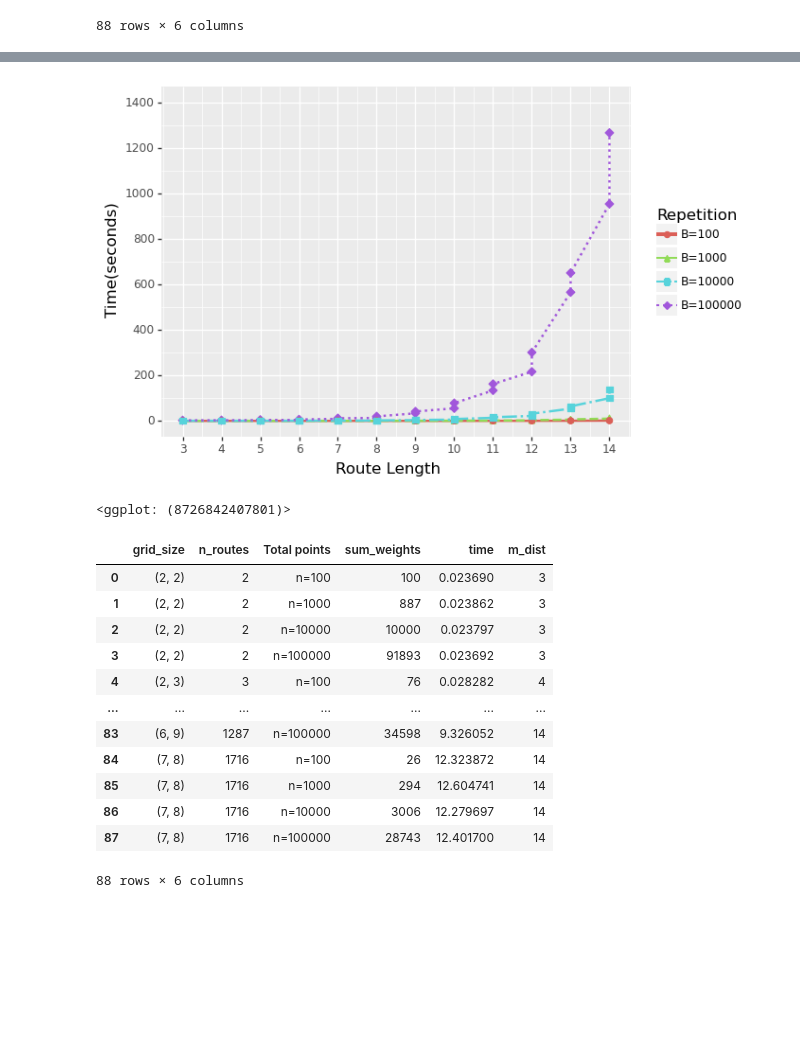
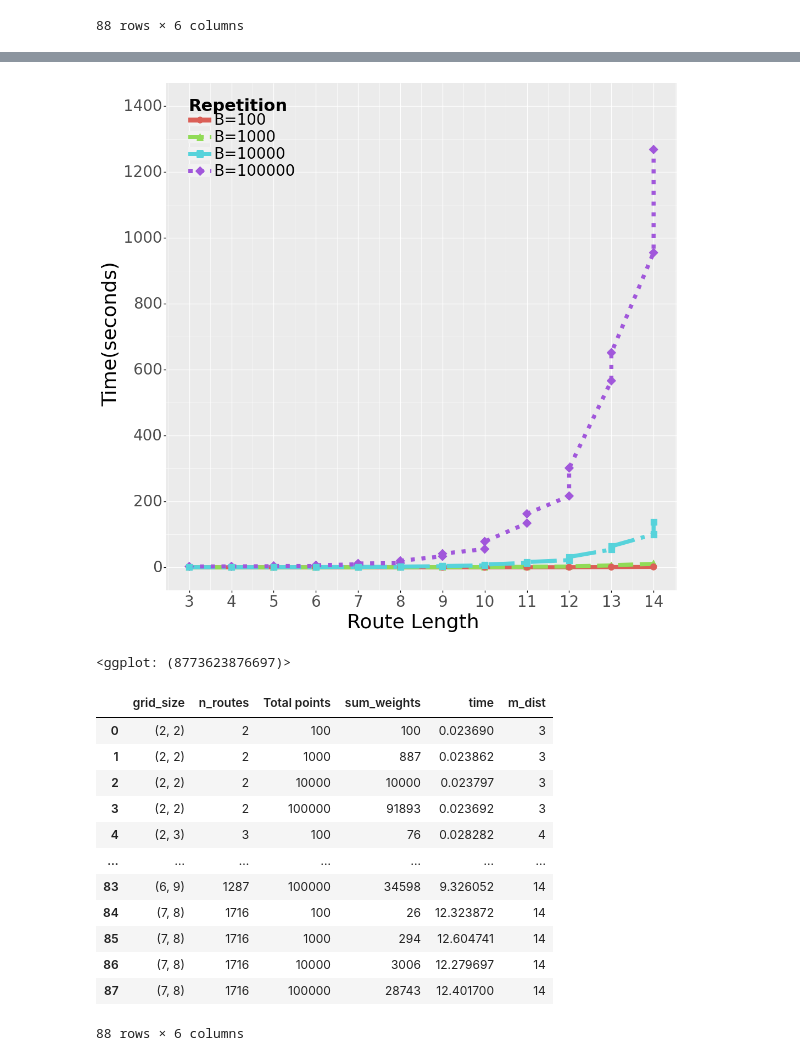
Before and after one commit to yongkyung-oh/Bayesian_Bootstrap_for_AIS, a Jupyter notebook: tutorial codes/1-computation/Computation.ipynb, the cells around one changed output, grey strips where cells are left out. Saved outputs shown, nothing was run; the diff lists cells and outputs as text; code cells hidden in the pictures; blank space fills up the shorter version.

```diff
--- a/tutorial codes/1-computation/Computation.ipynb
+++ b/tutorial codes/1-computation/Computation.ipynb
@@ -62,0 +43,4 @@ df.loc[df['Repetition']=='B=10000']
+# %%
+df['ab1'] = df['grid_size'].apply(lambda s: (s[0]+s[1]-2)**((min(s[0]-1, s[1]-1))))
+df['ab2'] = df['grid_size'].apply(lambda s: (s[0]+s[1]-2)*(s[1]-1))
+df['ab3'] = df['grid_size'].apply(lambda s: np.math.factorial(s[0]+s[1]-2)/np.math.factorial(s[0]-1)/np.math.factorial(s[1]-1))
@@ -82,49 +120,52 @@ df.loc[df['Repetition']=='B=10000']
 # %%
 (
     ggplot(data=df)
     + aes(x='m_dist', y='time', group = 'Repetition')
     + labs(
         x = "Route Length",
         y = "Time(seconds)")+
         #title = "Computation test with route length (n=1000)") +
-    geom_line(data=df, size=1)
+    geom_line(data=df, size=3)
     + aes(color = 'Repetition', linetype = 'Repetition') +
-    geom_point(data=df, size=2)
+    geom_point(data=df, size=4)
     + aes(color = 'Repetition', shape = 'Repetition') +
     scale_x_continuous(limits = (3,14), breaks=np.linspace(2,15,14)) +
     scale_y_continuous(limits = (0,1400), breaks=np.linspace(0,1400,8)) +
-    theme(axis_title_x=element_text(size=12), axis_title_y=element_text(size=12), title=element_text(size=12))
+    theme(figure_size=(12,12), axis_text_x=element_text(size=20), axis_text_y=element_text(size=20), \
+          axis_title_x=element_text(size=26, weight='normal'), axis_title_y=element_text(size=26, weight='normal'), \
+          legend_position=(0.24, 0.80), legend_title_align='left', legend_background=element_rect(alpha=0), legend_direction='vertical', legend_key_width=30,\
+          legend_title=element_text(size=22, weight='bold'), legend_spacing=100, legend_text=element_text(size=20))
 )
 # %% [output]
-[figure, old version]
+[figure, new version]
-<ggplot: (8726842407801)>
+<ggplot: (8773623876697)>
 # %%
 with open('computation_test-n_total', 'rb') as f:
     df = pickle.load(f)
 # %%
 df = pd.DataFrame(df, columns = ['grid_size', 'n_routes', 'Total points', 'sum_weights', 'time'])
 # %%
-factor_dict = {100: 'n=100',
-               1000: 'n=1000',
-               10000: 'n=10000',
-               100000: 'n=100000',}
+factor_dict = {100: '100',
+               1000: '1000',
+               10000: '10000',
+               100000: '100000',}
 
 df['Total points'] = df['Total points'].apply(lambda s: factor_dict[s])
 df['m_dist'] = df['grid_size'].apply(lambda s: s[0]+s[1]-1)
 df
 # %% [output]
 |  | grid_size | n_routes | Total points | sum_weights | time | m_dist |
-| 0 | (2, 2) | 2 | n=100 | 100 | 0.023690 | 3 |
-| 1 | (2, 2) | 2 | n=1000 | 887 | 0.023862 | 3 |
-| 2 | (2, 2) | 2 | n=10000 | 10000 | 0.023797 | 3 |
-| 3 | (2, 2) | 2 | n=100000 | 91893 | 0.023692 | 3 |
-| 4 | (2, 3) | 3 | n=100 | 76 | 0.028282 | 4 |
+| 0 | (2, 2) | 2 | 100 | 100 | 0.023690 | 3 |
+| 1 | (2, 2) | 2 | 1000 | 887 | 0.023862 | 3 |
+| 2 | (2, 2) | 2 | 10000 | 10000 | 0.023797 | 3 |
+| 3 | (2, 2) | 2 | 100000 | 91893 | 0.023692 | 3 |
+| 4 | (2, 3) | 3 | 100 | 76 | 0.028282 | 4 |
 | ... | ... | ... | ... | ... | ... | ... |
-| 83 | (6, 9) | 1287 | n=100000 | 34598 | 9.326052 | 14 |
-| 84 | (7, 8) | 1716 | n=100 | 26 | 12.323872 | 14 |
-| 85 | (7, 8) | 1716 | n=1000 | 294 | 12.604741 | 14 |
-| 86 | (7, 8) | 1716 | n=10000 | 3006 | 12.279697 | 14 |
-| 87 | (7, 8) | 1716 | n=100000 | 28743 | 12.401700 | 14 |
+| 83 | (6, 9) | 1287 | 100000 | 34598 | 9.326052 | 14 |
+| 84 | (7, 8) | 1716 | 100 | 26 | 12.323872 | 14 |
+| 85 | (7, 8) | 1716 | 1000 | 294 | 12.604741 | 14 |
+| 86 | (7, 8) | 1716 | 10000 | 3006 | 12.279697 | 14 |
+| 87 | (7, 8) | 1716 | 100000 | 28743 | 12.401700 | 14 |
 88 rows × 6 columns
 # %%
 #df = df.loc[(df['Total points']=='n=100') | (df['Total points']=='n=10000')]
```
Also changed, not shown: parts of 8 cells of this notebook, 31 other files.
